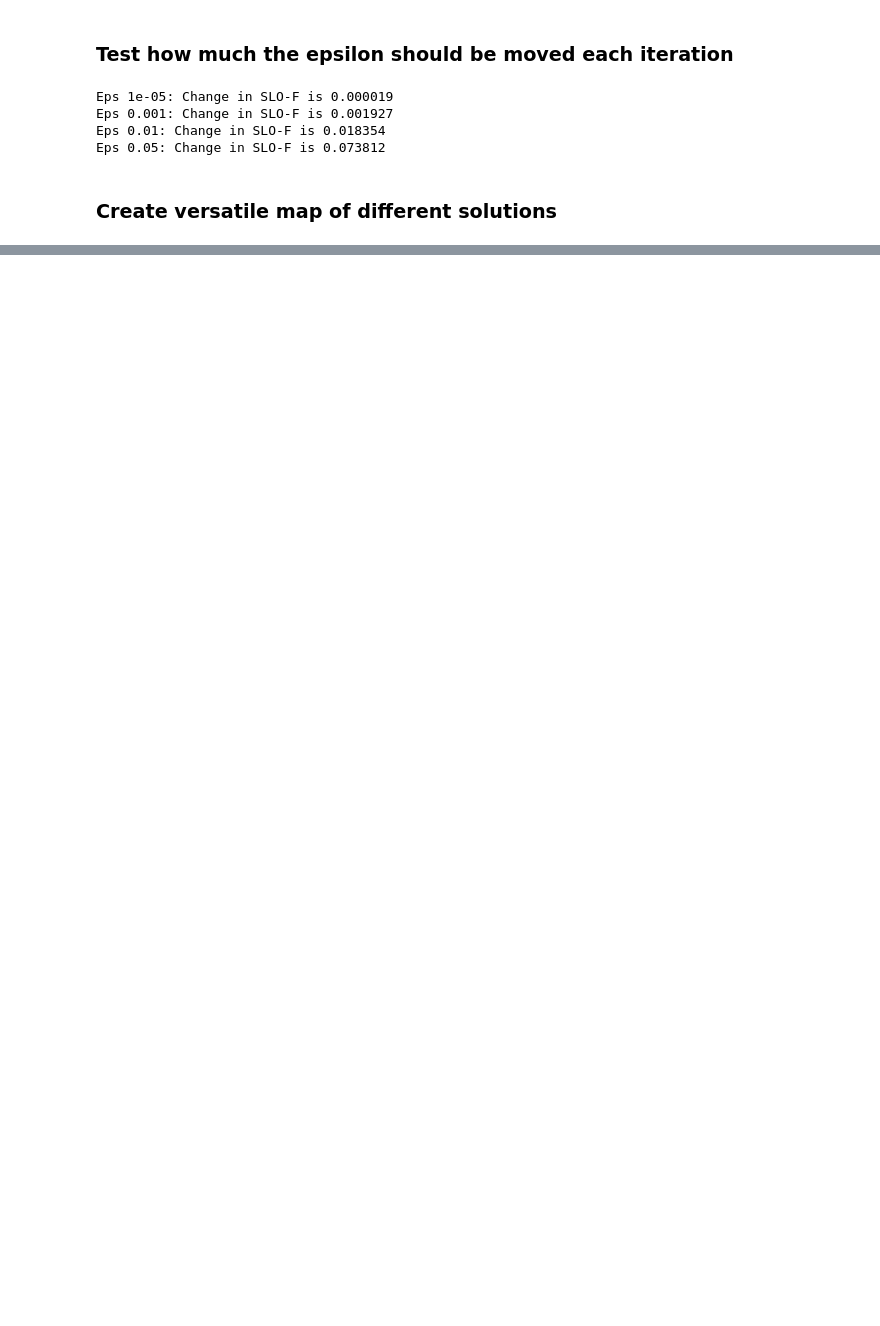
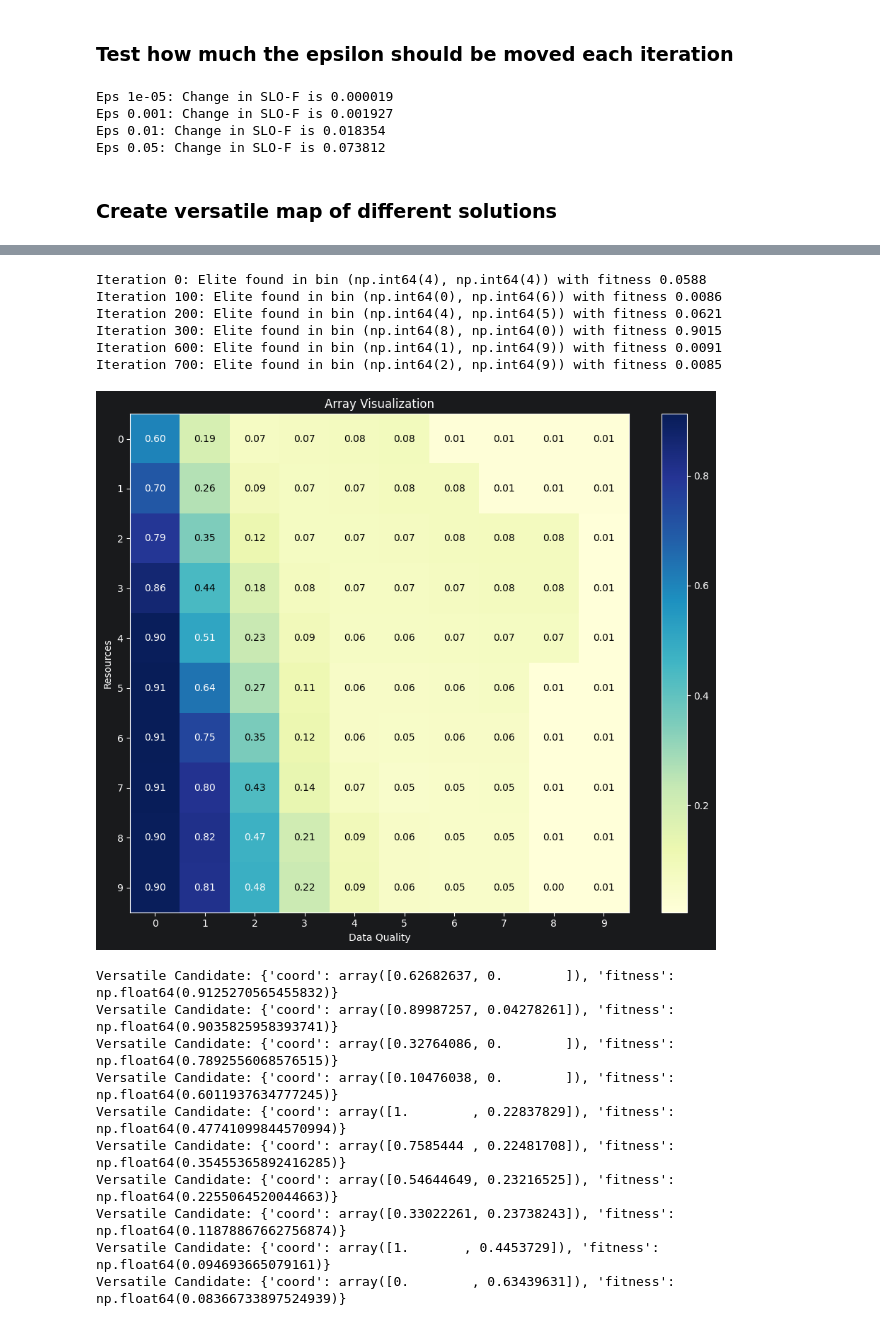
Before and after one commit to borissedlak/composable-autonomous-offerings, a Jupyter notebook: notebooks/0_extract_pfo.ipynb, the cells around one changed output, grey strips where cells are left out. Saved outputs shown, nothing was run; the diff lists cells and outputs as text; code cells hidden in the pictures; blank space fills up the shorter version.

```diff
--- a/notebooks/0_extract_pfo.ipynb
+++ b/notebooks/0_extract_pfo.ipynb
@@ -127,0 +132,20 @@ Versatile Candidate: {'coord': array([0.24835736, 0.6612722 ]), 'fitness': np.fl
+# %%
+extract_pfo_for_SLOs(slos_high_perf)
+# %% [output]
+Iteration 0: Elite found in bin (np.int64(4), np.int64(4)) with fitness 0.0588
+Iteration 100: Elite found in bin (np.int64(0), np.int64(6)) with fitness 0.0086
+Iteration 200: Elite found in bin (np.int64(4), np.int64(5)) with fitness 0.0621
+Iteration 300: Elite found in bin (np.int64(8), np.int64(0)) with fitness 0.9015
+Iteration 600: Elite found in bin (np.int64(1), np.int64(9)) with fitness 0.0091
+Iteration 700: Elite found in bin (np.int64(2), np.int64(9)) with fitness 0.0085
+[figure, added]
+Versatile Candidate: {'coord': array([0.62682637, 0.        ]), 'fitness': np.float64(0.9125270565455832)}
+Versatile Candidate: {'coord': array([0.89987257, 0.04278261]), 'fitness': np.float64(0.9035825958393741)}
+Versatile Candidate: {'coord': array([0.32764086, 0.        ]), 'fitness': np.float64(0.7892556068576515)}
+Versatile Candidate: {'coord': array([0.10476038, 0.        ]), 'fitness': np.float64(0.6011937634777245)}
+Versatile Candidate: {'coord': array([1.        , 0.22837829]), 'fitness': np.float64(0.47741099844570994)}
+Versatile Candidate: {'coord': array([0.7585444 , 0.22481708]), 'fitness': np.float64(0.35455365892416285)}
+Versatile Candidate: {'coord': array([0.54644649, 0.23216525]), 'fitness': np.float64(0.2255064520044663)}
+Versatile Candidate: {'coord': array([0.33022261, 0.23738243]), 'fitness': np.float64(0.11878867662756874)}
+Versatile Candidate: {'coord': array([1.       , 0.4453729]), 'fitness': np.float64(0.094693665079161)}
+Versatile Candidate: {'coord': array([0.        , 0.63439631]), 'fitness': np.float64(0.08366733897524939)}
```
Also changed, not shown: parts of 7 cells of this notebook, 1 other file.
